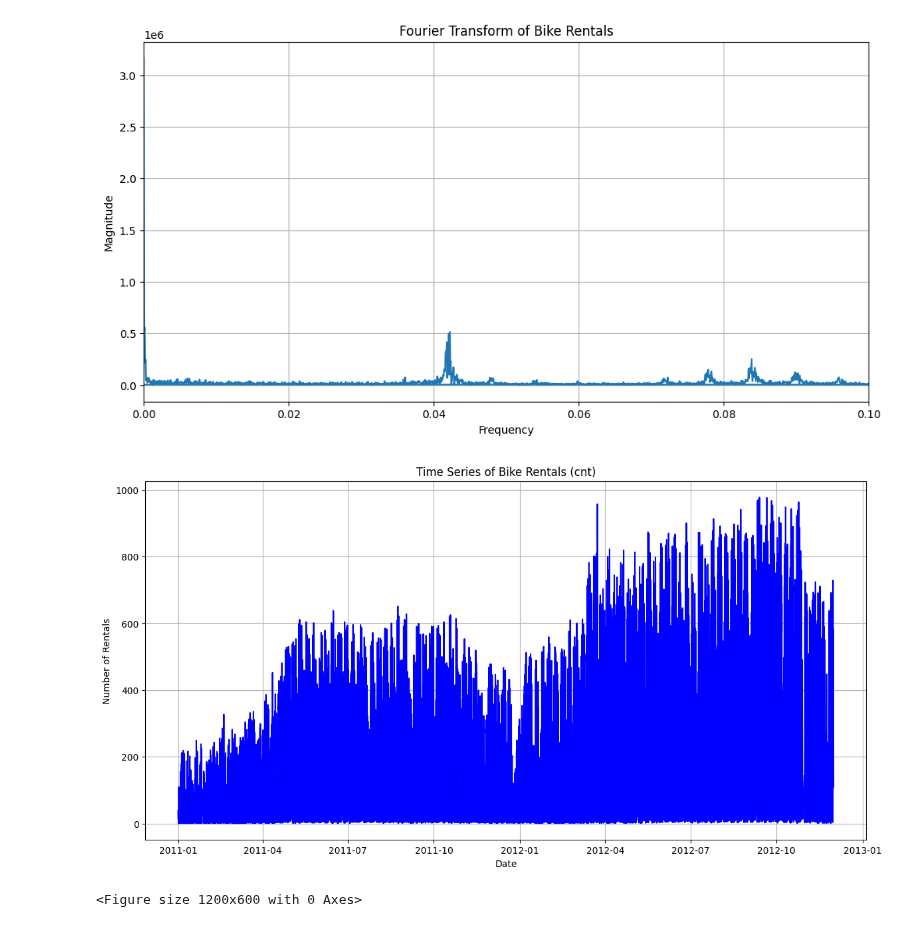
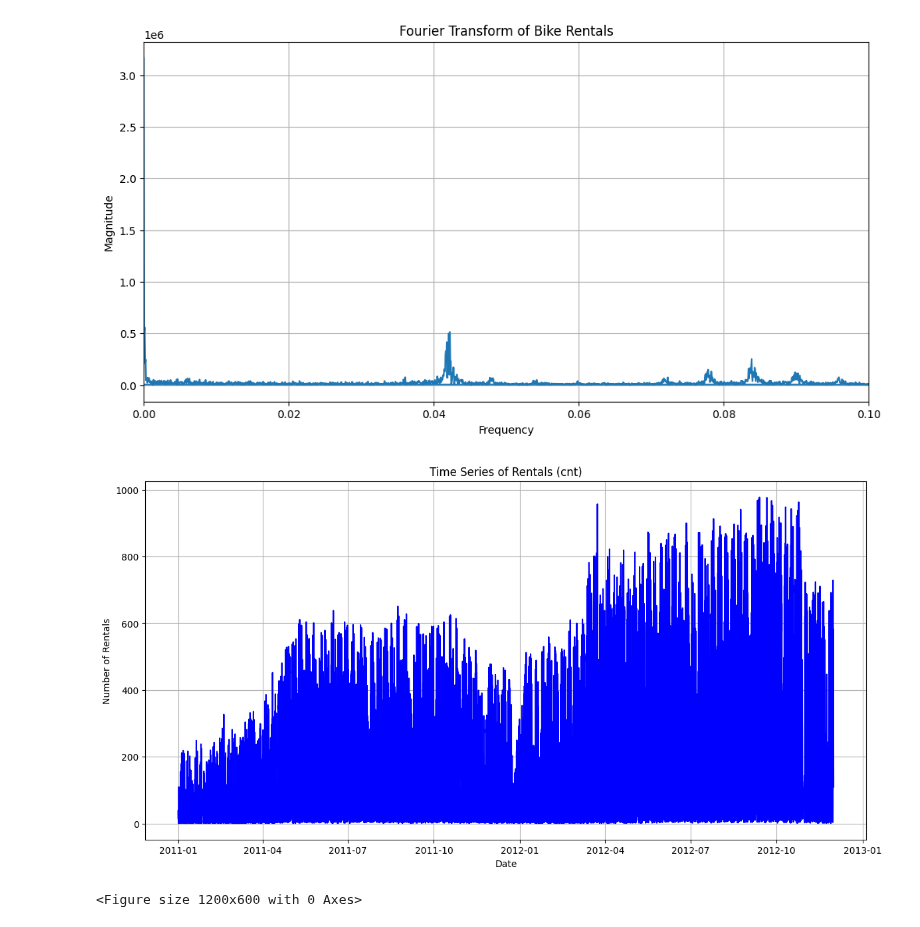
Before and after one commit to Tijnwy/MachineLearning, a Jupyter notebook: ML_opdracht_2/Verhuurdocument.ipynb, the cells around one changed output. Cells and saved outputs as stored; diff of their text form; code cells hidden in the pictures.

```diff
--- a/ML_opdracht_2/Verhuurdocument.ipynb
+++ b/ML_opdracht_2/Verhuurdocument.ipynb
@@ -219,13 +234,13 @@ plt.show()
 # %%
 plt.figure(figsize=(14, 7))
 plt.plot(train_data_final.index, train_data_final['cnt'], color='blue')
-plt.title('Time Series of Bike Rentals (cnt)')
+plt.title('Time Series of Rentals (cnt)')
 plt.xlabel('Date')
 plt.ylabel('Number of Rentals')
 plt.grid()
 plt.show()
 # %% [output]
-[figure, old version]
+[figure, new version]
 # %%
 plt.figure(figsize=(12, 6))
 plot_acf(train_data_final['cnt'], lags=30)
```
Also changed, not shown: parts of 8 cells of this notebook.
